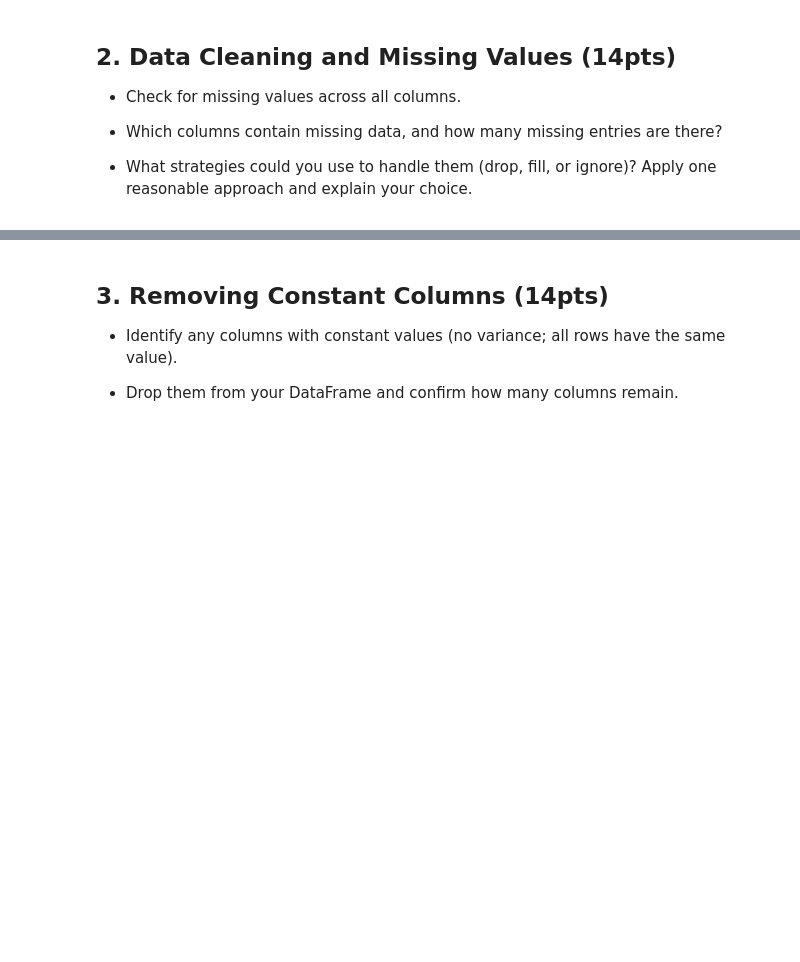
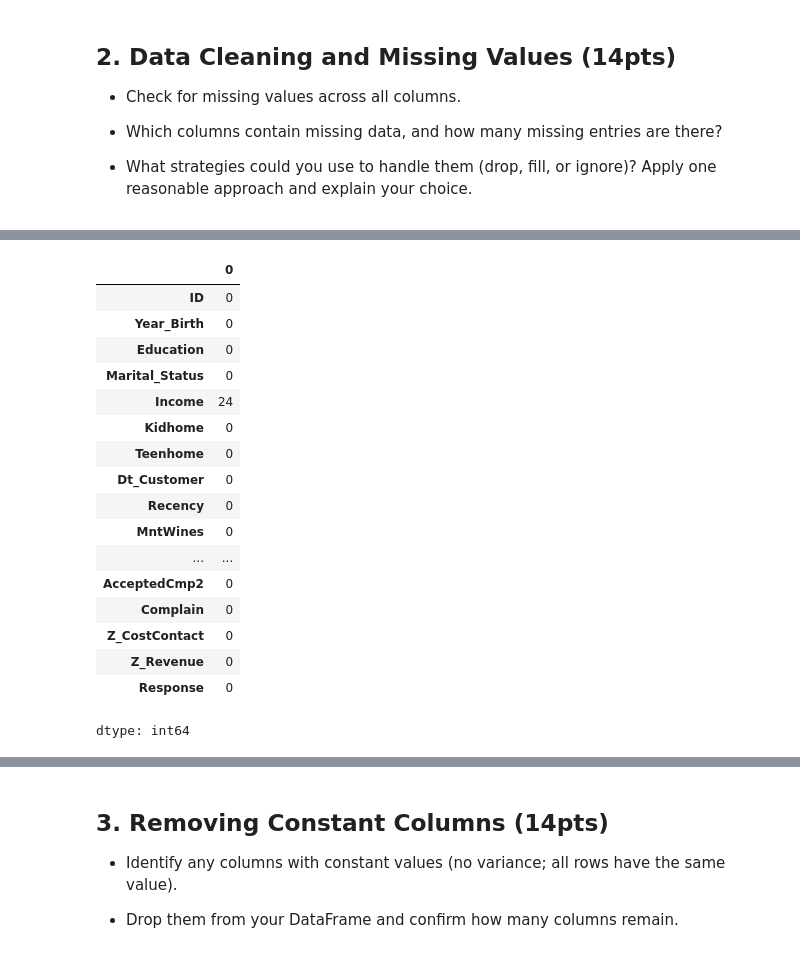
Before and after one commit to Data-Analytics-with-Python/individual-assignment-i-rayoen0, a Jupyter notebook: Assignment_Notebook_1.ipynb, the cells around one changed output, grey strips where cells are left out. Drawn from its saved outputs; the diff is of its cells as text; code cells hidden in the pictures; blank space fills up the shorter version.

```diff
--- a/Assignment_Notebook_1.ipynb
+++ b/Assignment_Notebook_1.ipynb
@@ -62,0 +118,22 @@ Resolving deltas: 100% (5/5), done.
+# %%
+df.isnull().sum()
+#This confirms our initial thought: Income presents 24 null values, 0 for the other columns.
+# %% [output]
+|  | 0 |
+| ID | 0 |
+| Year_Birth | 0 |
+| Education | 0 |
+| Marital_Status | 0 |
+| Income | 24 |
+| Kidhome | 0 |
+| Teenhome | 0 |
+| Dt_Customer | 0 |
+| Recency | 0 |
+| MntWines | 0 |
+| ... | ... |
+| AcceptedCmp2 | 0 |
+| Complain | 0 |
+| Z_CostContact | 0 |
+| Z_Revenue | 0 |
+| Response | 0 |
+dtype: int64
```
Also changed, not shown: parts of 11 cells of this notebook.
